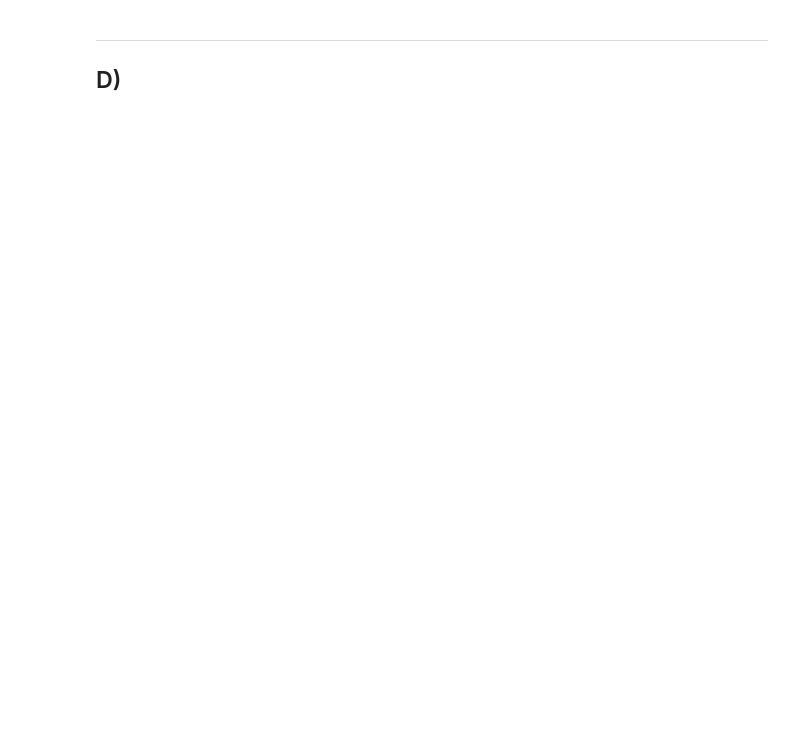
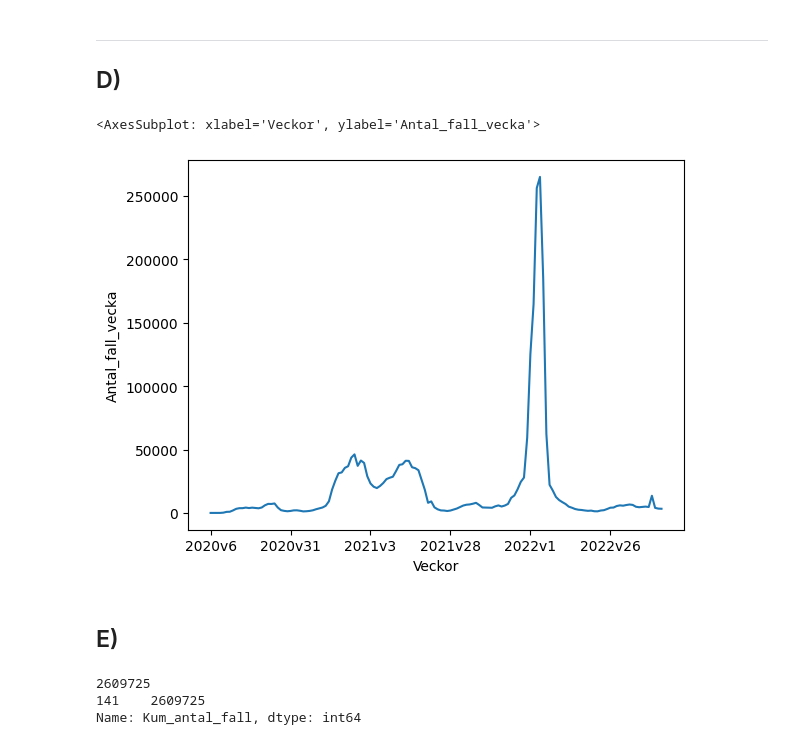
Before and after one commit to Canesp/Databehandling-Philip-de-Canesie, a Jupyter notebook: Labbs/Labb 1/Labb_1.ipynb, the cells around one changed output. Cells and saved outputs as stored; diff of their text form; code cells hidden in the pictures; blank space fills up the shorter version.

```diff
--- a/Labbs/Labb 1/Labb_1.ipynb
+++ b/Labbs/Labb 1/Labb_1.ipynb
@@ -148,9 +202,23 @@ sns.lineplot(data=df_veckodata_riket, y="Antal_avlidna_vecka", x="Veckor", ax= a
 # %%
 # creates a axes
 ax = plt.axes()
 
 # sets the xaxes numbers
 ax.xaxis.set_major_locator(plt.MaxNLocator(7))
 
 # plot a line graph of "avlidna fall per vecka"
-sns.lineplot(data=df_veckodata_riket, y="", x="Veckor", ax= ax)
+sns.lineplot(data=df_veckodata_riket, y="Antal_fall_vecka", x="Veckor", ax= ax)
+# %% [output]
+<AxesSubplot: xlabel='Veckor', ylabel='Antal_fall_vecka'>
+[figure, added]
+# %% [markdown]
+## E)
+# %%
+# jag har varifierat att "Antal_fall_vecka" är samma sak som antal nya fall per vecka
+# igenom att kolla totalen med antal fall per vecka och de stämmer överens.
+print(df_veckodata_riket["Antal_fall_vecka"].sum())
+print(df_veckodata_riket["Kum_antal_fall"].tail(1))
+# %% [output]
+2609725
+141    2609725
+Name: Kum_antal_fall, dtype: int64
```
Also changed, not shown: parts of 5 cells of this notebook, 1 other file.
